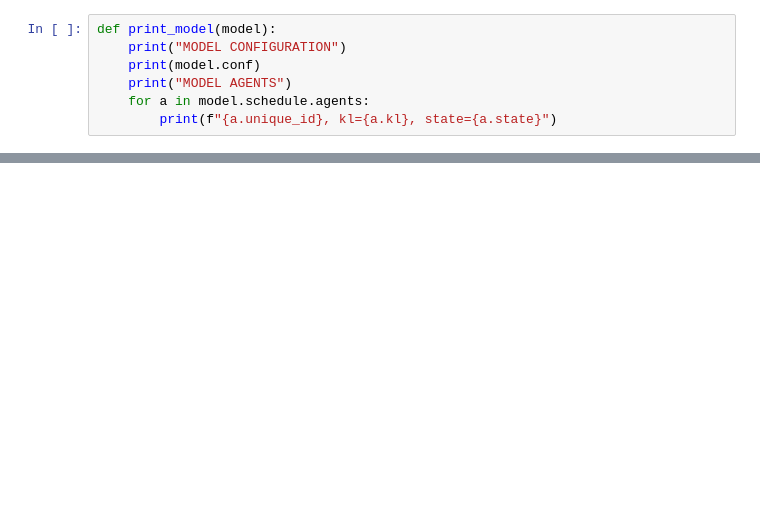
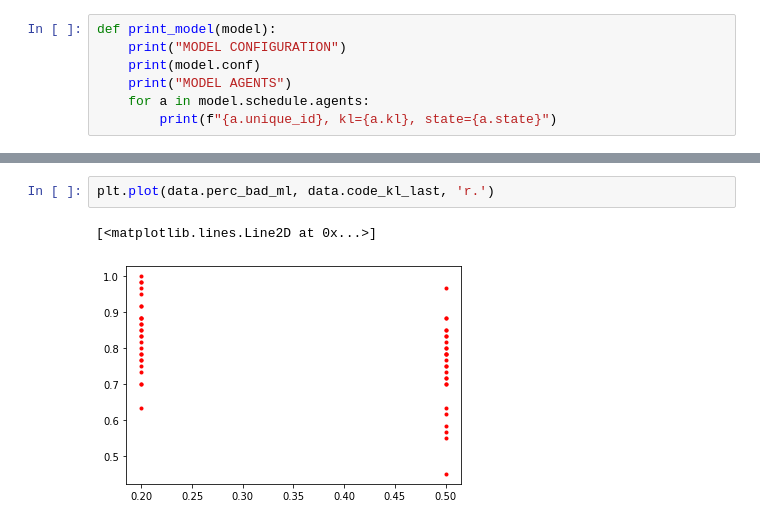
Before and after one commit to felixpeters/ml-ol-simulation, a Jupyter notebook: nbs/05_Robust_Basic_ML_Model.ipynb, the cells around one changed output, grey strips where cells are left out. Cells and saved outputs as stored; diff of their text form; blank space fills up the shorter version.

```diff
--- a/nbs/05_Robust_Basic_ML_Model.ipynb
+++ b/nbs/05_Robust_Basic_ML_Model.ipynb
@@ -93,0 +123,5 @@ model.schedule.agents
+# %%
+plt.plot(data.perc_bad_ml, data.code_kl_last, 'r.')
+# %% [output]
+[<matplotlib.lines.Line2D at 0x...>]
+[figure, added]
```
Also changed, not shown: parts of 10 cells of this notebook, 2 other files.
